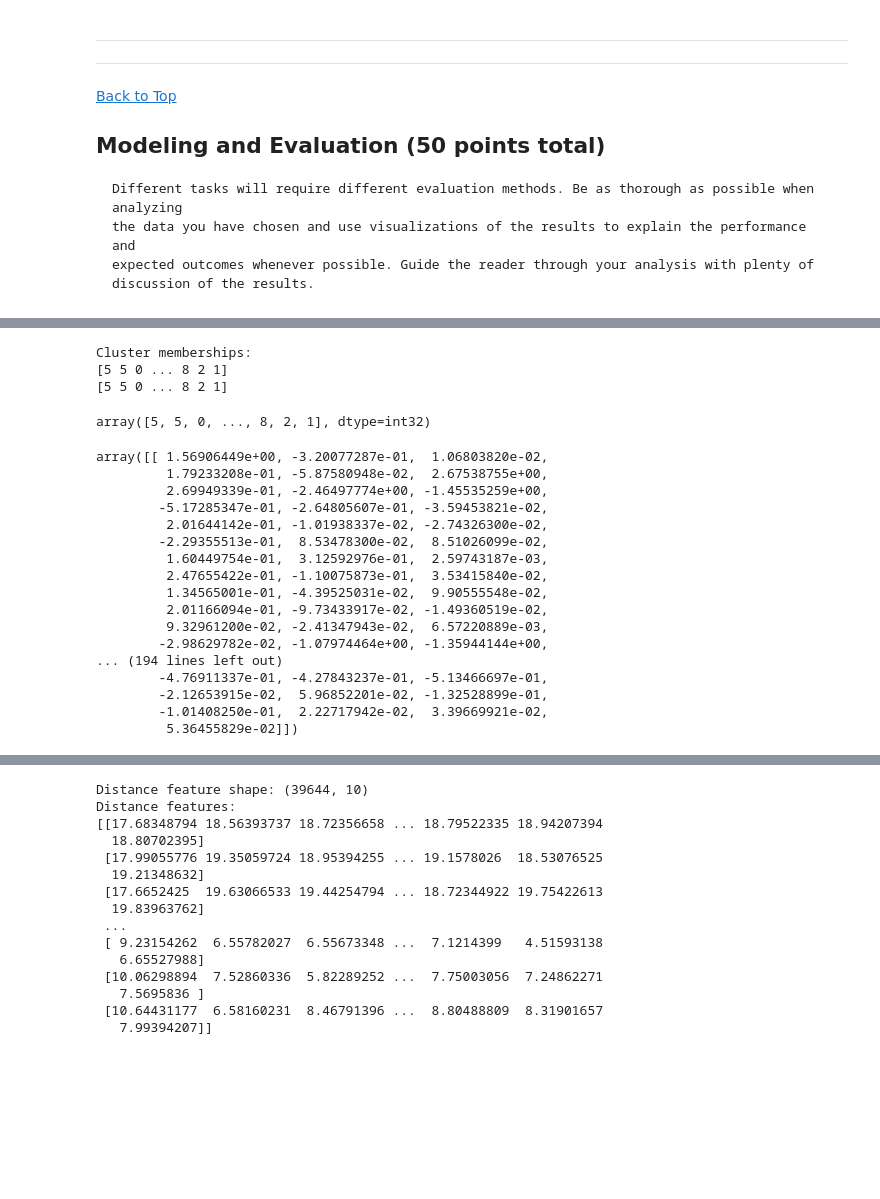
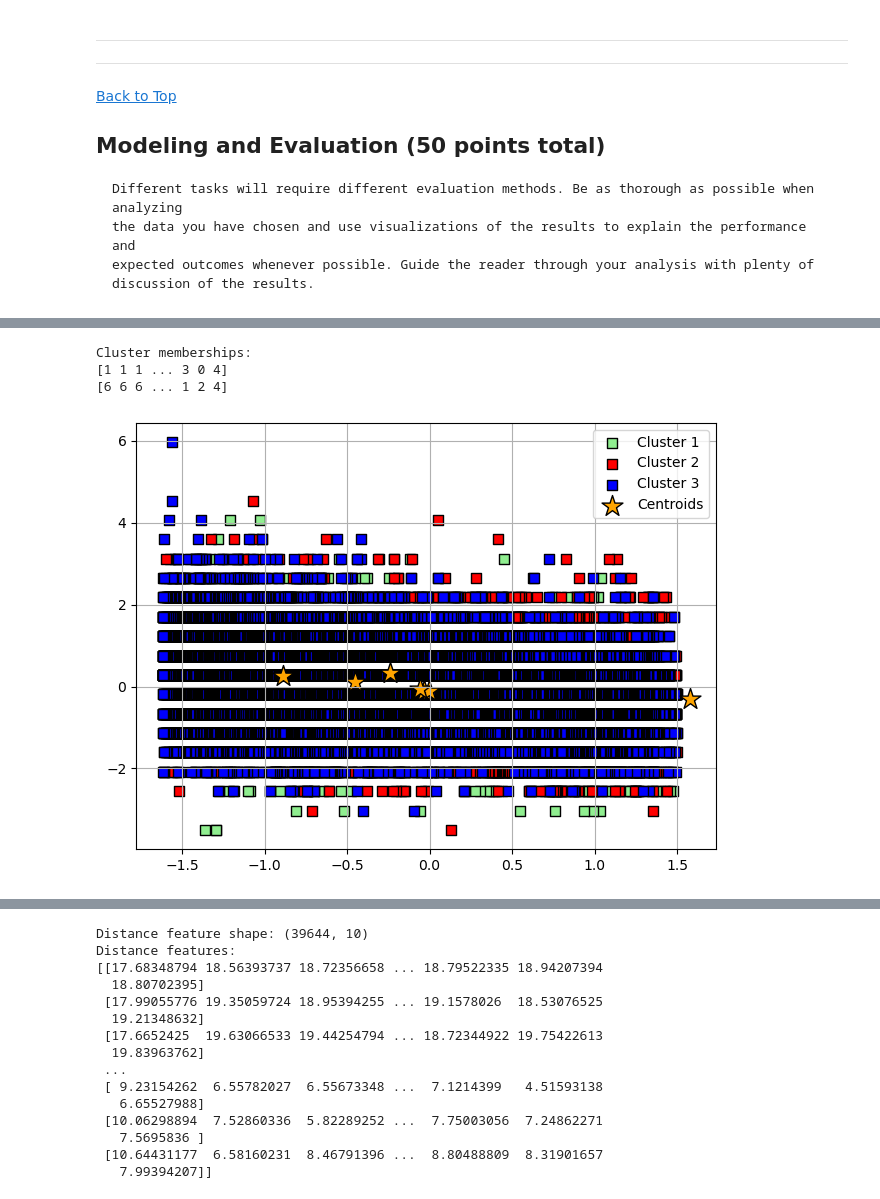
Before and after one commit to Mcusac/OnlineNewsPopML, a Jupyter notebook: 3 - Clustering, Association Rules, or Recommenders/Clustering(Matt_and_Tim).ipynb, the cells around one changed output, grey strips where cells are left out. Cells and saved outputs as stored; diff of their text form; code cells hidden in the pictures; blank space fills up the shorter version.

```diff
--- a/3 - Clustering, Association Rules, or Recommenders/Clustering(Matt_and_Tim).ipynb
+++ b/3 - Clustering, Association Rules, or Recommenders/Clustering(Matt_and_Tim).ipynb
@@ -212,36 +220,40 @@ ___
 
 
 # init used to initialize the cluster centroids - default is random but here we are choosing kmeans++ because it leads to faster convergence, n_init is the number of times to run the KMeans algo with different initializations - the default is 10
-kmeans = KMeans(init='k-means++', n_clusters=10, n_init=1).fit(df1_std)
+kmeans = KMeans(init='k-means++', n_clusters=7, n_init=10).fit(df1_std)
 # three clusters from zero to two -- here we print our cluster memberships
 print("Cluster memberships:\n{}".format(kmeans.labels_))
 # running the predict on the training set returns the same result as labels_
+y_km = kmeans.fit_predict(df1_std)
+print(y_km)
 
-print(kmeans.predict(df1_std))
-
-# Print the cluster labels and cluster centroids
-display(kmeans.predict(df1_std))
-display(kmeans.cluster_centers_)
+# # Print the cluster labels and cluster centroids
+# display(kmeans.predict(df1_std))
+# display(kmeans.cluster_centers_)
 # %% [output]
 Cluster memberships:
-[5 5 0 ... 8 2 1]
-[5 5 0 ... 8 2 1]
+[1 1 1 ... 3 0 4]
+[6 6 6 ... 1 2 4]
-array([5, 5, 0, ..., 8, 2, 1], dtype=int32)
-array([[ 1.56906449e+00, -3.20077287e-01,  1.06803820e-02,
-         1.79233208e-01, -5.87580948e-02,  2.67538755e+00,
-         2.69949339e-01, -2.46497774e+00, -1.45535259e+00,
-        -5.17285347e-01, -2.64805607e-01, -3.59453821e-02,
-         2.01644142e-01, -1.01938337e-02, -2.74326300e-02,
-        -2.29355513e-01,  8.53478300e-02,  8.51026099e-02,
-         1.60449754e-01,  3.12592976e-01,  2.59743187e-03,
-         2.47655422e-01, -1.10075873e-01,  3.53415840e-02,
-         1.34565001e-01, -4.39525031e-02,  9.90555548e-02,
-         2.01166094e-01, -9.73433917e-02, -1.49360519e-02,
-         9.32961200e-02, -2.41347943e-02,  6.57220889e-03,
-        -2.98629782e-02, -1.07974464e+00, -1.35944144e+00,
-... (194 lines left out)
-        -4.76911337e-01, -4.27843237e-01, -5.13466697e-01,
-        -2.12653915e-02,  5.96852201e-02, -1.32528899e-01,
-        -1.01408250e-01,  2.22717942e-02,  3.39669921e-02,
-         5.36455829e-02]])
+# %%
+# 6 Tim attempt
+# Cluster Viz 1 method
+
+plt.scatter(df1_std[y_km == 0, 0],df1_std[y_km == 0, 1], s=50, c='lightgreen',marker='s', edgecolor='black',label='Cluster 1')
+
+plt.scatter(df1_std[y_km == 1, 0],df1_std[y_km == 1, 1], s=50, c='red',marker='s', edgecolor='black',label='Cluster 2')
+
+plt.scatter(df1_std[y_km == 2, 0],df1_std[y_km == 2, 1], s=50, c='blue',marker='s', edgecolor='black',label='Cluster 3')
+
+plt.scatter(kmeans.cluster_centers_[:, 0],kmeans.cluster_centers_[:, 1], s=250, marker='*',c='orange', edgecolor='black', label='Centroids')
+
+
+plt.legend(scatterpoints=1)
+
+
+
+plt.grid()
+plt.tight_layout()
+plt.show()
+# %% [output]
+[figure, added]
 # %%
```
Also changed, not shown: parts of 28 cells of this notebook.
